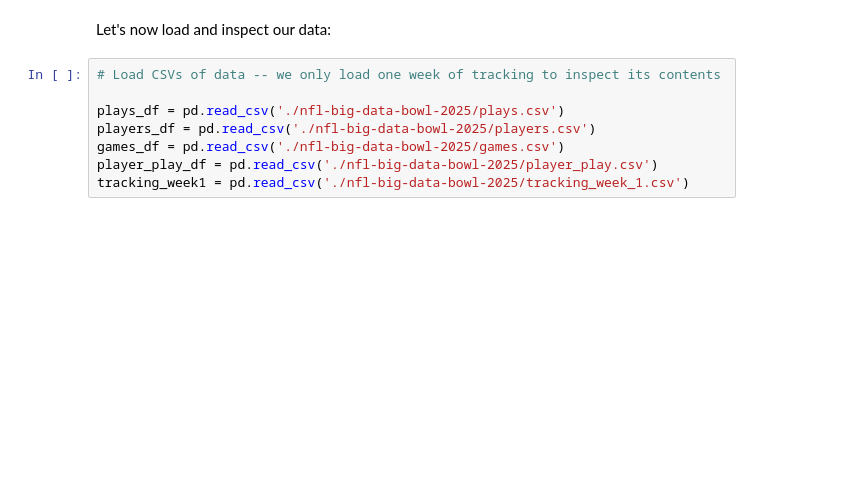
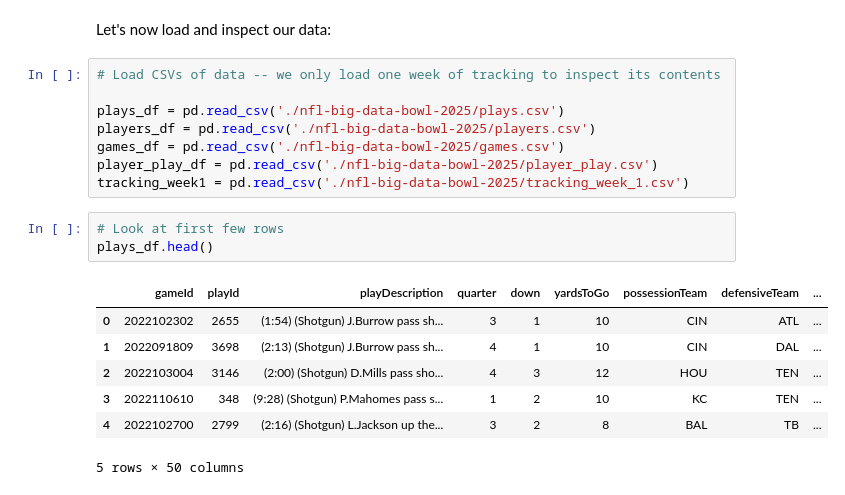
Before and after one commit to tgarity/blitzprediction, a Jupyter notebook: milestone2.ipynb, the cells around one changed output. Cells and saved outputs as stored; diff of their text form; blank space fills up the shorter version.

```diff
--- a/milestone2.ipynb
+++ b/milestone2.ipynb
@@ -49,3 +55,14 @@ players_df = pd.read_csv('./nfl-big-data-bowl-2025/players.csv')
 games_df = pd.read_csv('./nfl-big-data-bowl-2025/games.csv')
 player_play_df = pd.read_csv('./nfl-big-data-bowl-2025/player_play.csv')
 tracking_week1 = pd.read_csv('./nfl-big-data-bowl-2025/tracking_week_1.csv')
+# %%
+# Look at first few rows
+plays_df.head()
+# %% [output]
+|  | gameId | playId | playDescription | quarter | down | yardsToGo | possessionTeam | defensiveTeam | ... |
+| 0 | 2022102302 | 2655 | (1:54) (Shotgun) J.Burrow pass sh... | 3 | 1 | 10 | CIN | ATL | ... |
+| 1 | 2022091809 | 3698 | (2:13) (Shotgun) J.Burrow pass sh... | 4 | 1 | 10 | CIN | DAL | ... |
+| 2 | 2022103004 | 3146 | (2:00) (Shotgun) D.Mills pass sho... | 4 | 3 | 12 | HOU | TEN | ... |
+| 3 | 2022110610 | 348 | (9:28) (Shotgun) P.Mahomes pass s... | 1 | 2 | 10 | KC | TEN | ... |
+| 4 | 2022102700 | 2799 | (2:16) (Shotgun) L.Jackson up the... | 3 | 2 | 8 | BAL | TB | ... |
+5 rows × 50 columns
```
Also changed, not shown: parts of 12 cells of this notebook.
